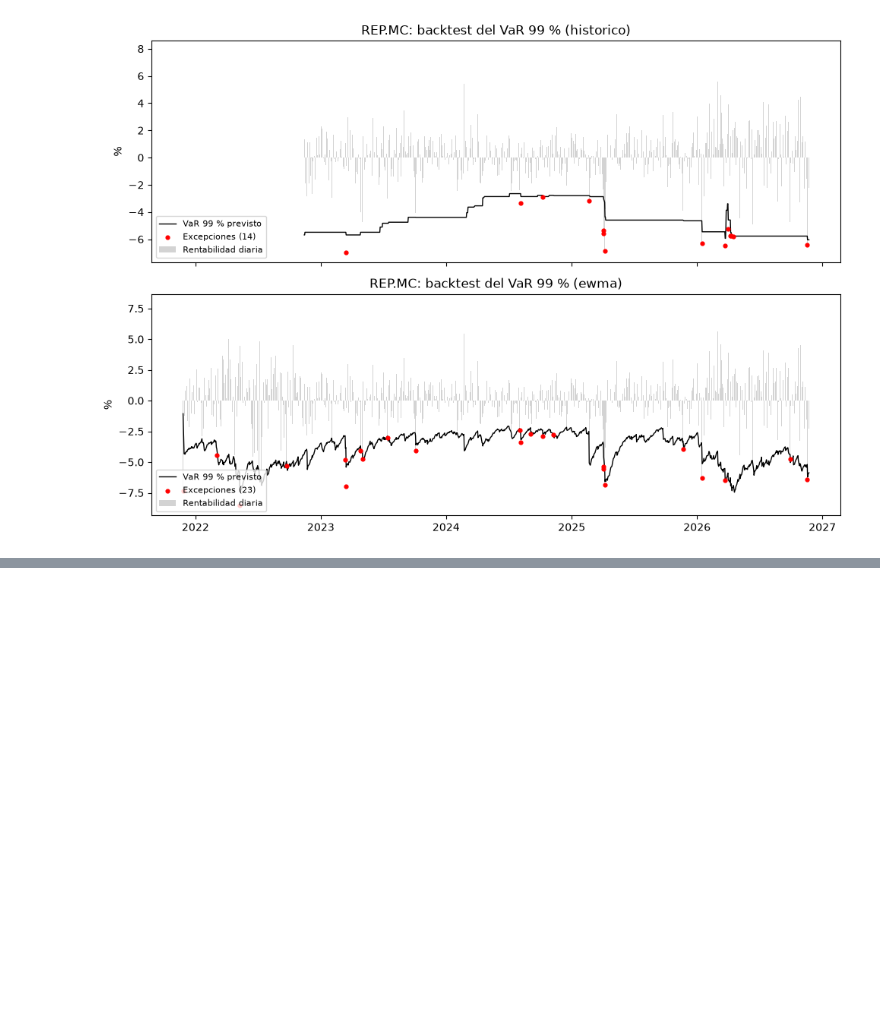
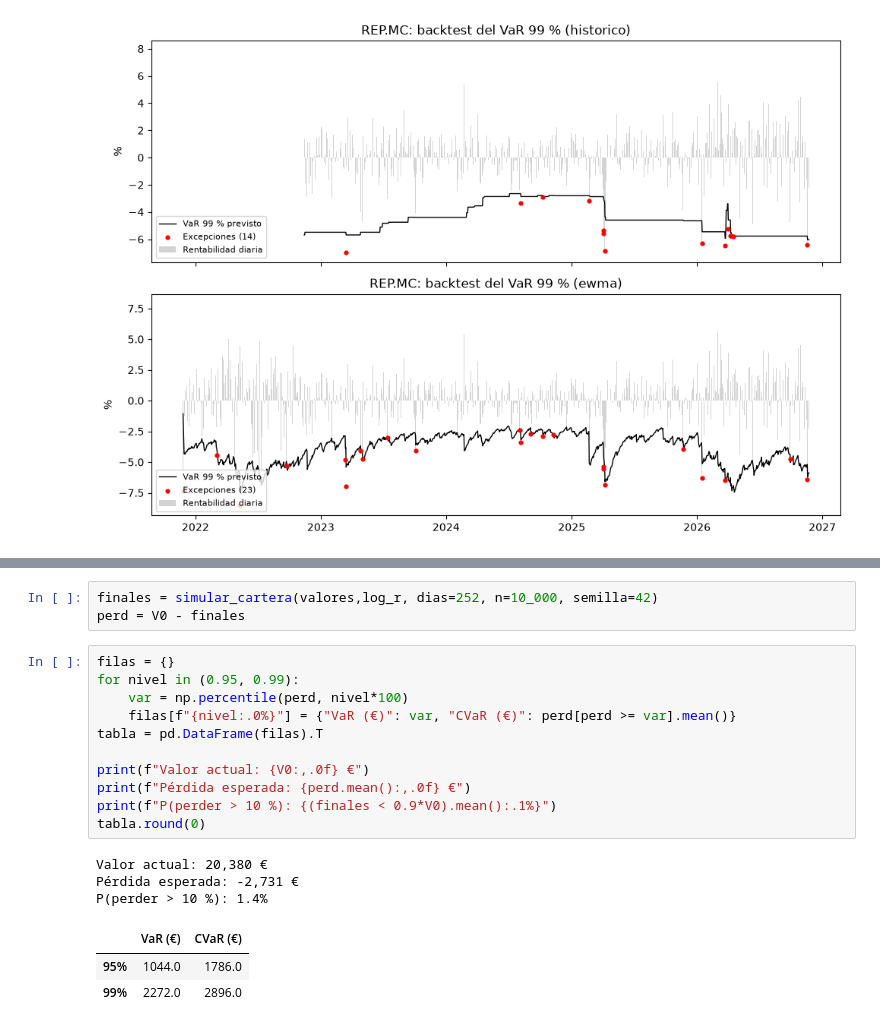
Before and after one commit to marcosortegan/gestor-carteras, a Jupyter notebook: notebooks/riesgo.ipynb, the cells around one changed output, grey strips where cells are left out. Saved outputs shown, nothing was run; the diff lists cells and outputs as text; blank space fills up the shorter version.

```diff
--- a/notebooks/riesgo.ipynb
+++ b/notebooks/riesgo.ipynb
@@ -196,0 +212,21 @@ fig.savefig(CARPETA / f"backtest_{nombre}.png", dpi=150, bbox_inches="tight")
+# %%
+finales = simular_cartera(valores,log_r, dias=252, n=10_000, semilla=42)
+perd = V0 - finales
+# %%
+filas = {}
+for nivel in (0.95, 0.99):
+    var = np.percentile(perd, nivel*100)
+    filas[f"{nivel:.0%}"] = {"VaR (€)": var, "CVaR (€)": perd[perd >= var].mean()}
+tabla = pd.DataFrame(filas).T
+
+print(f"Valor actual: {V0:,.0f} €")
+print(f"Pérdida esperada: {perd.mean():,.0f} €")
+print(f"P(perder > 10 %): {(finales < 0.9*V0).mean():.1%}")
+tabla.round(0)
+# %% [output]
+Valor actual: 20,380 €
+Pérdida esperada: -2,731 €
+P(perder > 10 %): 1.4%
+|  | VaR (€) | CVaR (€) |
+| 95% | 1044.0 | 1786.0 |
+| 99% | 2272.0 | 2896.0 |
```
Also changed, not shown: parts of 4 cells of this notebook, 4 other files.
